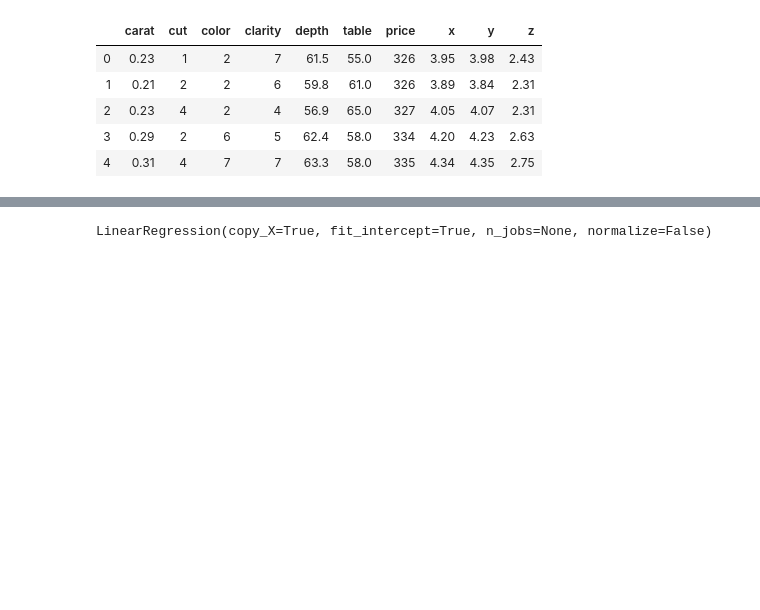
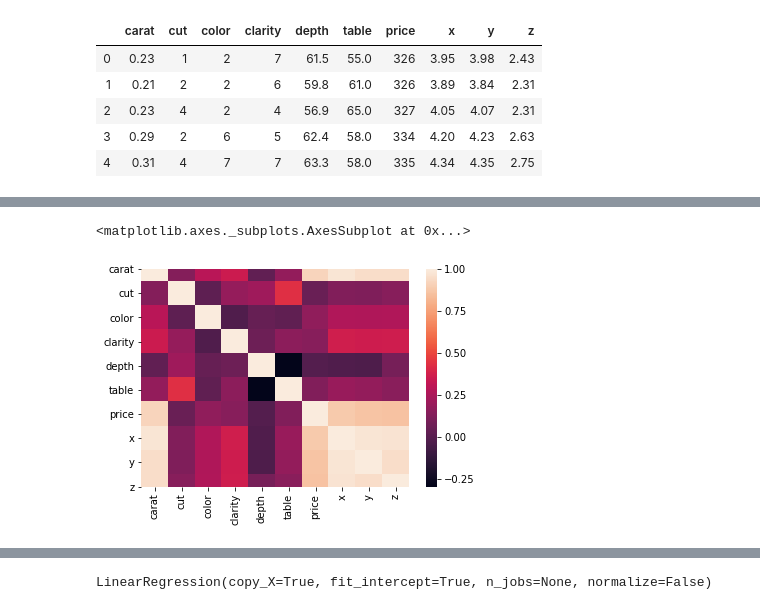
Before and after one commit to AnnaLenaStoe/Diamonds, a Jupyter notebook: diamonds.ipynb, the cells around one changed output, grey strips where cells are left out. Saved outputs shown, nothing was run; the diff lists cells and outputs as text; code cells hidden in the pictures; blank space fills up the shorter version.

```diff
--- a/diamonds.ipynb
+++ b/diamonds.ipynb
@@ -155,3 +175,7 @@ diamond.head()
 # %%
-#sns.heatmap(diamond.corr())
+#Die Heatmap zeigt die korrelierenden Eigenschaften
+sns.heatmap(diamond.corr())
+# %% [output]
+<matplotlib.axes._subplots.AxesSubplot at 0x...>
+[figure, added]
 # %%
```
Also changed, not shown: parts of 45 cells of this notebook.
